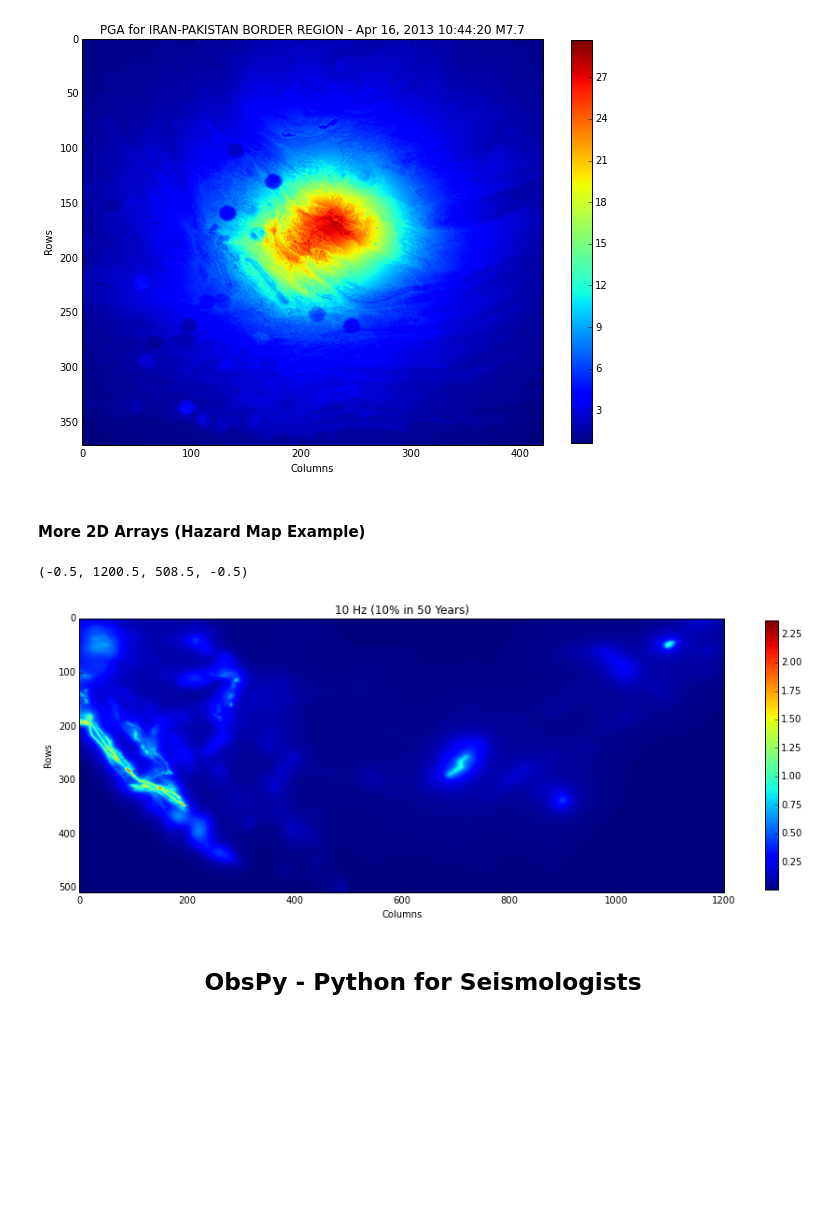
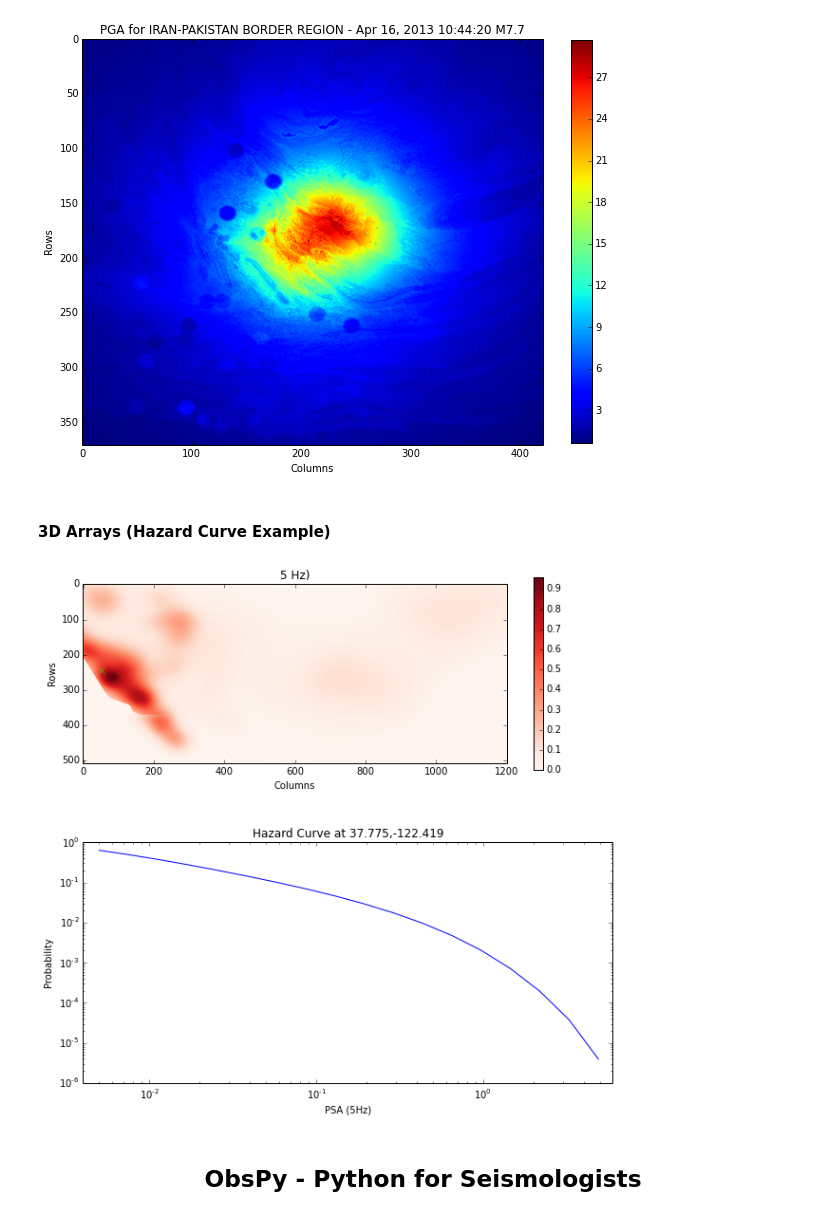
Before and after one commit to mhearne-usgs/ipythondemo, a Jupyter notebook: IPythonDemo.ipynb, the cells around one changed output. Cells and saved outputs as stored; diff of their text form; code cells hidden in the pictures; blank space fills up the shorter version.

```diff
--- a/IPythonDemo.ipynb
+++ b/IPythonDemo.ipynb
@@ -203,7 +205,7 @@ plt.savefig('shakemap.png')
 #Any system command can be run from IPython by preceding it with "!"
 !rm shakemap.png
 # %% [markdown]
-#### More 2D Arrays (Hazard Map Example)
+#### 3D Arrays (Hazard Curve Example)
 # %%
 ##optional code to download 10Hz hazard map data - toggle comments with (cmd|ctrl)-/
 
@@ -220,22 +222,35 @@ plt.savefig('shakemap.png')
 # f.write(data)
 # f.close()
 # %%
-#Bring in a 5Hz hazard curve map
-from neicio.hazprob  import HazProbGrid
-hazmap = HazProbGrid('2008.US.10hz.10pc50.txt')
+#Bring in a 5Hz hazard curve grid
+from neicio.hazcurve  import HazCurveGrid
+hazmap = HazCurveGrid('us_hazardCurves.5hz.txt')
-# %%
-fig = plt.figure(figsize=(12,5))
-ax = fig.add_axes([0,0,1.0,1.0])
-p = plt.imshow(hazmap.griddata)
-plt.xlabel('Columns')
-plt.ylabel('Rows')
-th = plt.title('10 Hz (10% in 50 Years)')
-ch=plt.colorbar(shrink=0.8)
-plt.hold(True)
-plt.axis('image')
-# %% [output]
-(-0.5, 1200.5, 508.5, -0.5)
-[figure, removed]
+# %%
+fig,axes = plt.subplots(2,1)
+fig.set_size_inches(10,10)
+ax1,ax2 = axes
+plt.sca(ax1)
+p = plt.imshow(hazmap.griddata[:,:,0],cmap='Reds')
+plt.xlabel('Columns')
+plt.ylabel('Rows')
+th = plt.title('5 Hz)')
+ch=plt.colorbar(shrink=0.8)
+plt.hold(True)
+plt.axis('image')
+plt.hold(True)
+cy,cx = hazmap.getRowCol(lat,lon)
+plt.plot(cx,cy,color='#00FF00',marker='x')
+plt.sca(ax2)
+lat,lon = 37.77493,-122.419416 #San Francisco
+zdata = hazmap.getValue(lat,lon)
+xdata = np.array([float(x) for x in hazmap.geodict['bandnames']])
+plt.loglog(xdata,zdata,'b');
+plt.xlabel('PSA (5Hz)');
+plt.ylabel('Probability');
+plt.title('Hazard Curve at %.3f,%.3f' % (lat,lon));
+plt.xlim(0.004,6);
+# %% [output]
+[figure, added]
 # %% [markdown]
 ## <center>ObsPy - Python for Seismologists</center>
 # %% [markdown]
```
Also changed, not shown: parts of 9 cells of this notebook.
